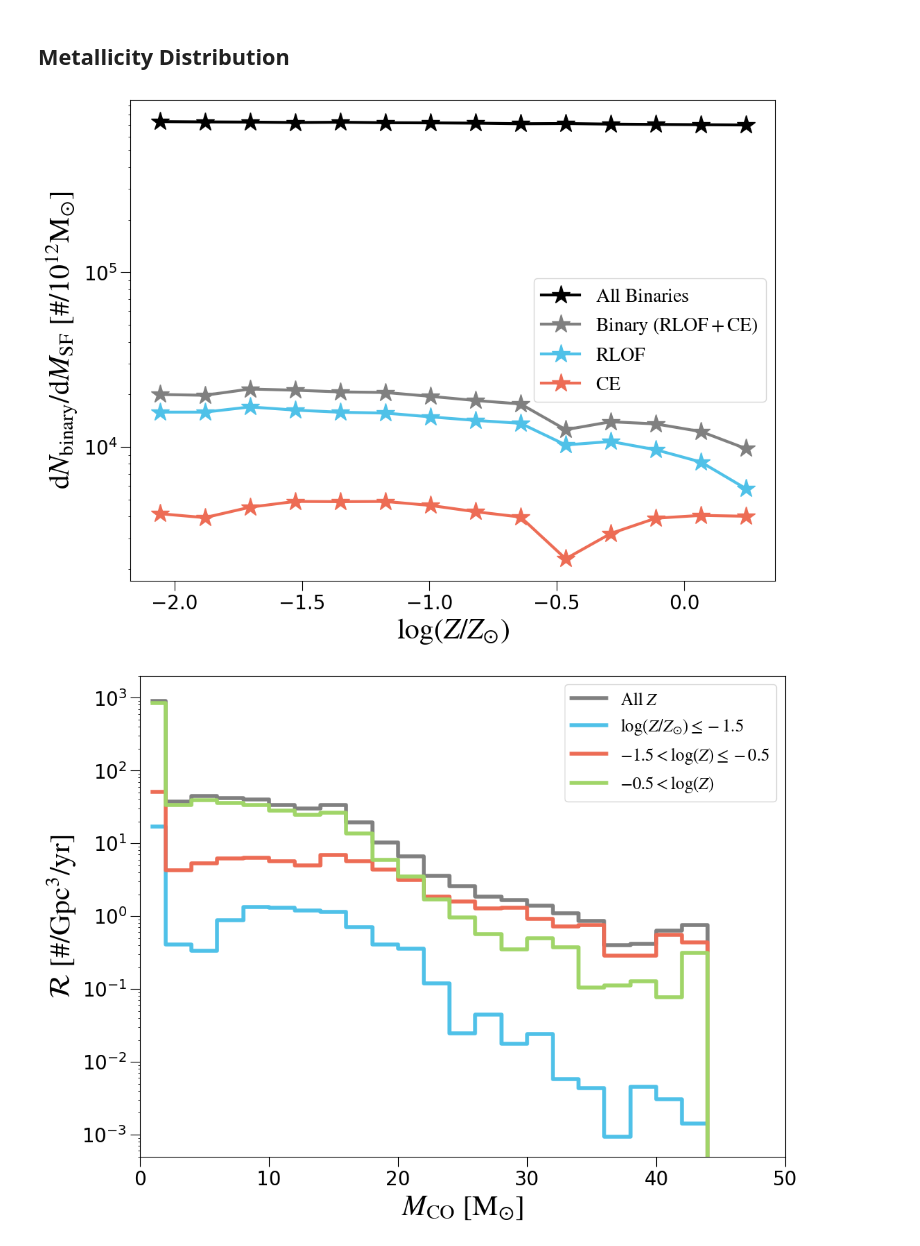
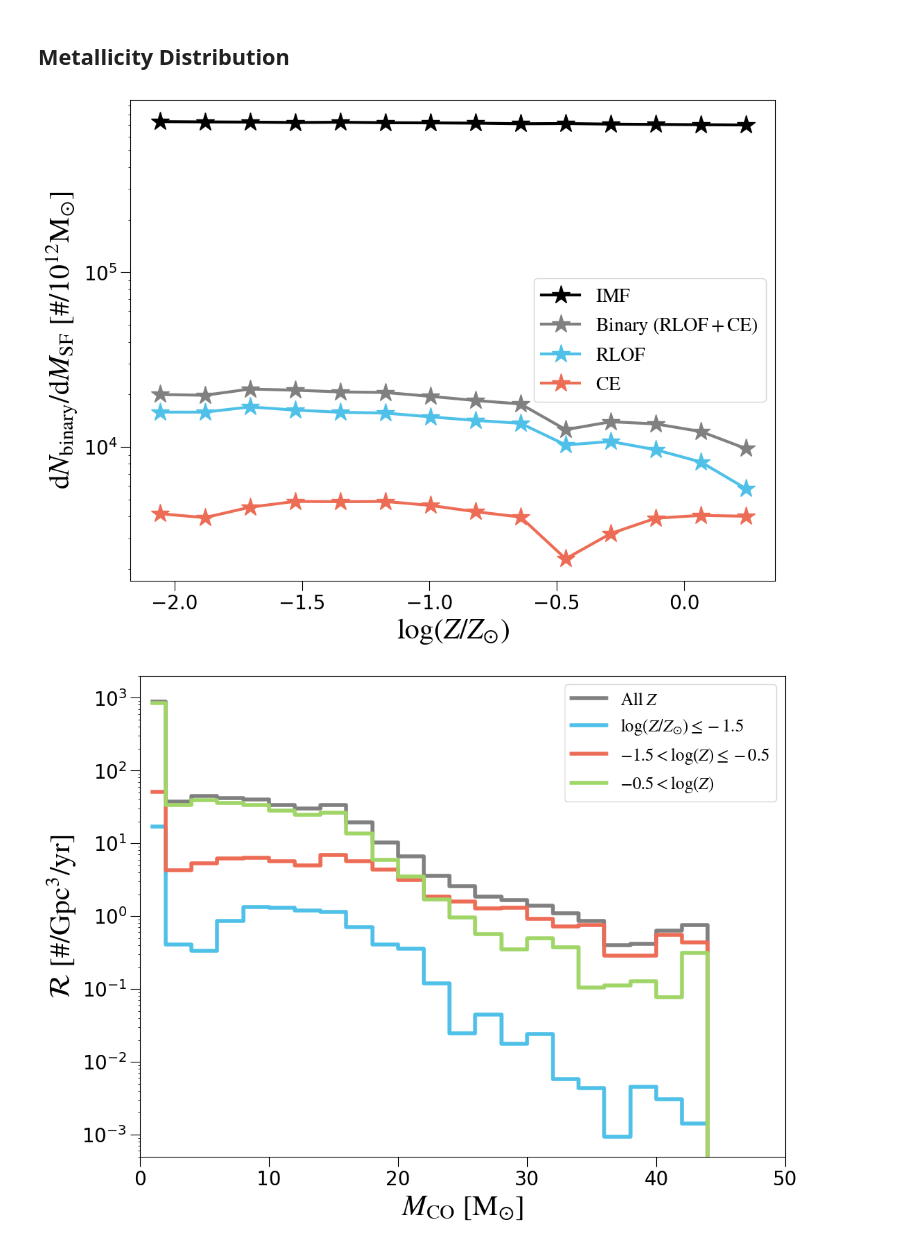
Before and after one commit to KohkiUno/hypernebula_analysis, a Jupyter notebook: distribution.ipynb, the cells around one changed output. Saved outputs shown, nothing was run; the diff lists cells and outputs as text; code cells hidden in the pictures.

```diff
--- a/distribution.ipynb
+++ b/distribution.ipynb
@@ -90 +66,42 @@ Zsun = 0.014
+# %%
+# physical constants
+G = 6.67428e-8 # Gravitational Constant (dyn cm^2 / g^2)
+c = 2.99792458e10 # Light Speed (cm/s)
+
+# mass [g]
+mp =  1.673e-24 # Proton Mass
+me = 9.1093837015e-28 # Electron Mass
+
+# solar quantities
+sigma = 5.67e-5 #Stefan-Boltzmann Constant (erg/cm^2/K^4/s)
+Msun = 1.99e33 # Solar Mass [g]
+Lsun = 3.839e33 # Solar Luminosity [erg/s]
+Rsun = 6.955e10 # Solar Radius [cm]
+Tsun = (Lsun / (4*np.pi*Rsun**2*sigma))**0.25 # Solar Photospheric Temperature [K]
+Zsun = 0.014 # Solar Metallicity
+
+# time [s]
+hr = 3600.0 # Hour
+day = 24.0*hr # Day
+yr =  365.25*day # Year
+Myr = 1e6*yr # Mega Year
+Gyr = 1e9*yr # Giga Year
+
+# distance [cm]
+pc = 3.086e18 # Parsec
+Mpc = 1e6*pc # Mega Parsec
+Gpc = 1e9*pc # Giga Parsec
+
+q = 4.80320425e-10
+r_e = (q**2/(me*c**2))
+sigT = (8.*np.pi/3.) * r_e**2
+
+# frequency [Hz]
+MHz = 1e6 # Mega Hertz
+GHz = 1e9 # Giga Hertz
+
+# radiation [erg/s/cm^2/Hz]
+Jy = 1e-23 # Jansky
+mJy = 1e-6 * Jy # Milli Jansky
+uJy = 1e-9 * Jy # Micro Jansky
 # %% [markdown]
@@ -732,35 +754,35 @@ events_per_Zbin['CE'] = np.bincount(CE_Zbin_indices, weights=ce['mixture_weight'
 # %%
 # Then plot it!
 ####################
 color_list = ['black', 'grey', '#4FC1E8', '#ed6c55', '#A0D568', '#FFCE54', '#6e6e6e']
 
 
 fig, ax = plt.subplots(figsize = (12,9))
 
 plt.plot(np.log10((10**Metal_center_bins)/Zsun), events_per_Zbin['SYS'],
-             marker = '*', c = color_list[0], label = r'$\mathrm{All \ Binaries}$', lw = 3, markersize = 20)
+             marker = '*', c = color_list[0], label = r'$\mathrm{IMF}$', lw = 3, markersize = 20)
 plt.plot(np.log10((10**Metal_center_bins)/Zsun), events_per_Zbin['MT']+events_per_Zbin['CE'],
              marker = '*', c = color_list[1], label = r'$\mathrm{Binary \ (RLOF+CE)}$', lw = 3, markersize = 20)
 plt.plot(np.log10((10**Metal_center_bins)/Zsun), events_per_Zbin['MT'],
              marker = '*', c = color_list[2], label = r'$\mathrm{RLOF}$', lw = 3, markersize = 20)
 plt.plot(np.log10((10**Metal_center_bins)/Zsun), events_per_Zbin['CE'],
              marker = '*', c = color_list[3], label = r'$\mathrm{CE}$', lw = 3, markersize = 20)
 
 ########
 ax.tick_params(axis='both', which='major', labelsize=20, size=10)
 plt.xticks(fontsize=20)
 plt.yticks(fontsize=20)
 plt.locator_params(axis='y', nbins=6)
 
 plt.xlabel('$\log (Z/Z_{\odot})$', fontsize = 30)
 plt.ylabel(r'$\mathrm{d} N_{\mathrm{binary}} / \mathrm{d}M_{\mathrm{SF}} \ \mathrm{[\# /10^{12}M_{\odot}]}$', fontsize = 30)
 
 plt.yscale('log')
 plt.legend(fontsize = 20, ncol=1)
-plt.savefig('./Fig_paper/metalicity_distribution.pdf', bbox_inches='tight', pad_inches=0.1)
+plt.savefig('./figures/metalicity_distribution.pdf', bbox_inches='tight', pad_inches=0.1)
 plt.show()
 # %% [output]
-[figure, old version]
+[figure, new version]
 # %%
 mt_logZ_m15 = mt[np.log10(mt['Metallicity@ZAMS(1)']/Zsun) <= -1.5]
 mt_logZ_m15_m05 = mt[np.logical_and(np.log10(mt['Metallicity@ZAMS(1)']/Zsun) > -1.5, np.log10(mt['Metallicity@ZAMS(1)']/Zsun) <= -0.5)]
```
Also changed, not shown: parts of 21 cells of this notebook.
